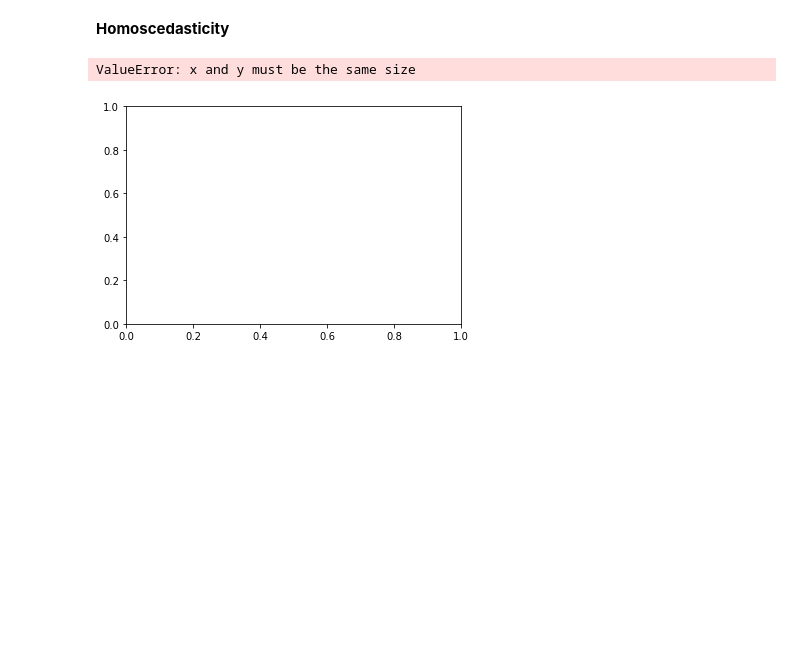
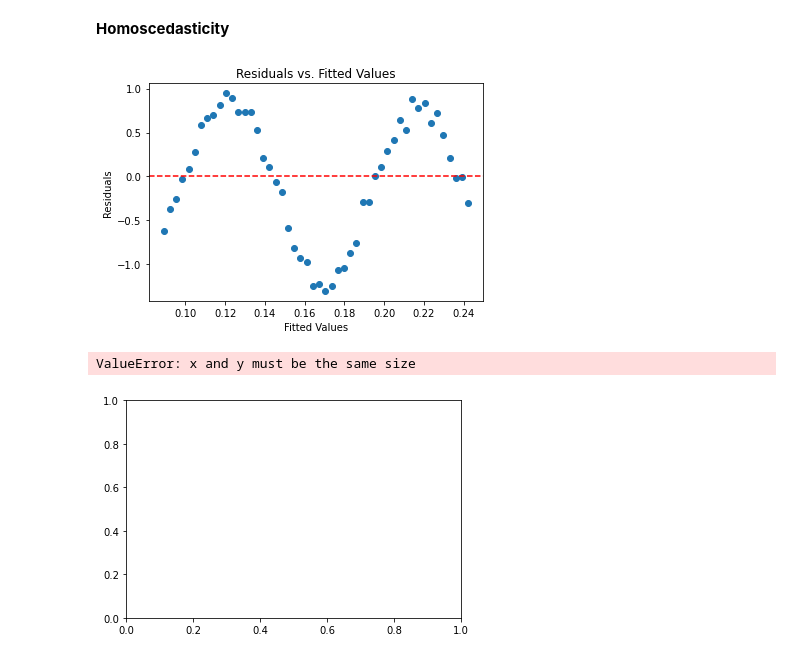
Before and after one commit to keithotuomagie/movie_analysis, a Jupyter notebook: notebook.ipynb, the cells around one changed output. Cells and saved outputs as stored; diff of their text form; code cells hidden in the pictures; blank space fills up the shorter version.

```diff
--- a/notebook.ipynb
+++ b/notebook.ipynb
@@ -1347,3 +1376,17 @@ fig.suptitle("Autocorrelation of Errors", fontsize="x-large");
 # %% [markdown]
 **Homoscedasticity**
+# %%
+from sklearn.linear_model import LinearRegression
+
+model = LinearRegression()
+model.fit(X, y)
+
+plt.scatter(model.predict(X), results_budget_profit.resid)
+plt.axhline(y=0, color='r', linestyle='--')
+plt.xlabel('Fitted Values')
+plt.ylabel('Residuals')
+plt.title('Residuals vs. Fitted Values')
+plt.show()
+# %% [output]
+[figure, added]
 # %%
```
Also changed, not shown: parts of 9 cells of this notebook.
